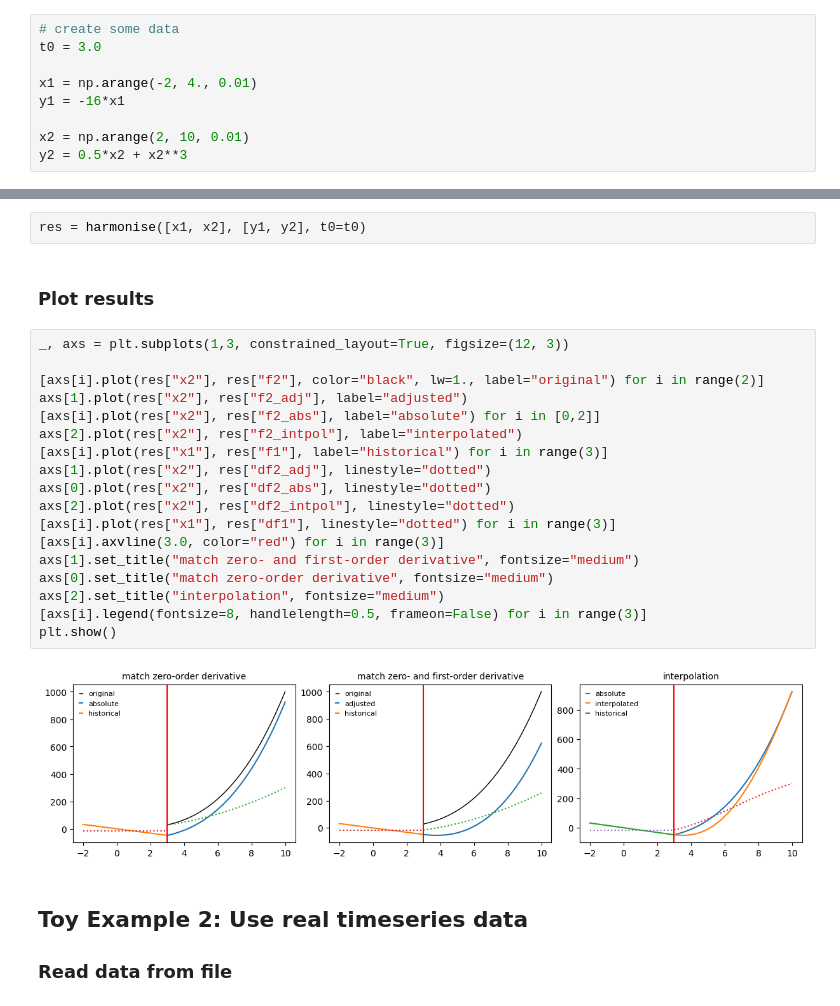
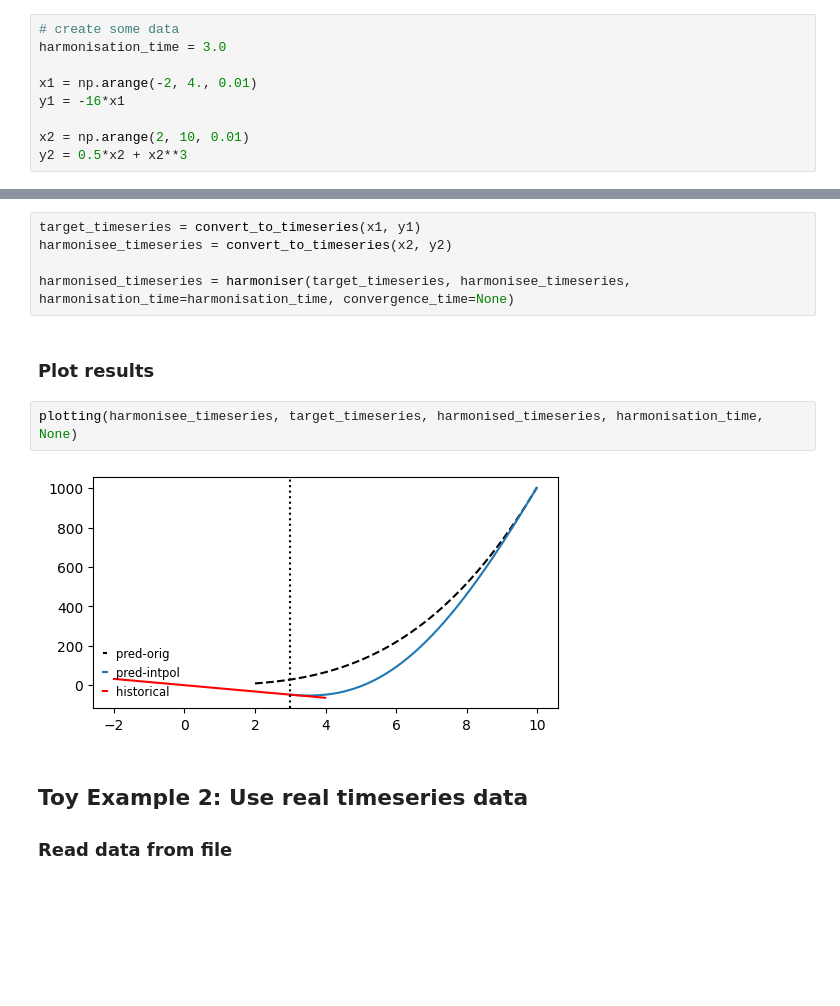
Before and after one commit to climate-resource/gradient-aware-harmonisation, a Jupyter notebook: docs/tutorials/tutorial.ipynb, the cells around one changed output, grey strips where cells are left out. Drawn from its saved outputs; the diff is of its cells as text; blank space fills up the shorter version.

```diff
--- a/docs/tutorials/tutorial.ipynb
+++ b/docs/tutorials/tutorial.ipynb
@@ -9,7 +11,7 @@ from gradient_aware_harmonisation.harmonise import harmonise
 ### Create some data
 # %%
 # create some data
-t0 = 3.0
+harmonisation_time = 3.0
 
 x1 = np.arange(-2, 4., 0.01)
 y1 = -16*x1
@@ -19,29 +21,16 @@ y2 = 0.5*x2 + x2**3
 # %% [markdown]
 ### Harmonise functions using `harmonise`
 # %%
-res = harmonise([x1, x2], [y1, y2], t0=t0)
+target_timeseries = convert_to_timeseries(x1, y1)
+harmonisee_timeseries = convert_to_timeseries(x2, y2)
+
+harmonised_timeseries = harmoniser(target_timeseries, harmonisee_timeseries, harmonisation_time=harmonisation_time, convergence_time=None)
 # %% [markdown]
 ### Plot results
-# %%
-_, axs = plt.subplots(1,3, constrained_layout=True, figsize=(12, 3))
-
-[axs[i].plot(res["x2"], res["f2"], color="black", lw=1., label="original") for i in range(2)]
-axs[1].plot(res["x2"], res["f2_adj"], label="adjusted")
-[axs[i].plot(res["x2"], res["f2_abs"], label="absolute") for i in [0,2]]
-axs[2].plot(res["x2"], res["f2_intpol"], label="interpolated")
-[axs[i].plot(res["x1"], res["f1"], label="historical") for i in range(3)]
-axs[1].plot(res["x2"], res["df2_adj"], linestyle="dotted")
-axs[0].plot(res["x2"], res["df2_abs"], linestyle="dotted")
-axs[2].plot(res["x2"], res["df2_intpol"], linestyle="dotted")
-[axs[i].plot(res["x1"], res["df1"], linestyle="dotted") for i in range(3)]
-[axs[i].axvline(3.0, color="red") for i in range(3)]
-axs[1].set_title("match zero- and first-order derivative", fontsize="medium")
-axs[0].set_title("match zero-order derivative", fontsize="medium")
-axs[2].set_title("interpolation", fontsize="medium")
-[axs[i].legend(fontsize=8, handlelength=0.5, frameon=False) for i in range(3)]
-plt.show()
-# %% [output]
-[figure, removed]
+# %%
+plotting(harmonisee_timeseries, target_timeseries, harmonised_timeseries, harmonisation_time, None)
+# %% [output]
+[figure, added]
 # %% [markdown]
 ## Toy Example 2: Use real timeseries data
 ### Read data from file
```
Also changed, not shown: parts of 8 cells of this notebook, 2 other files.
